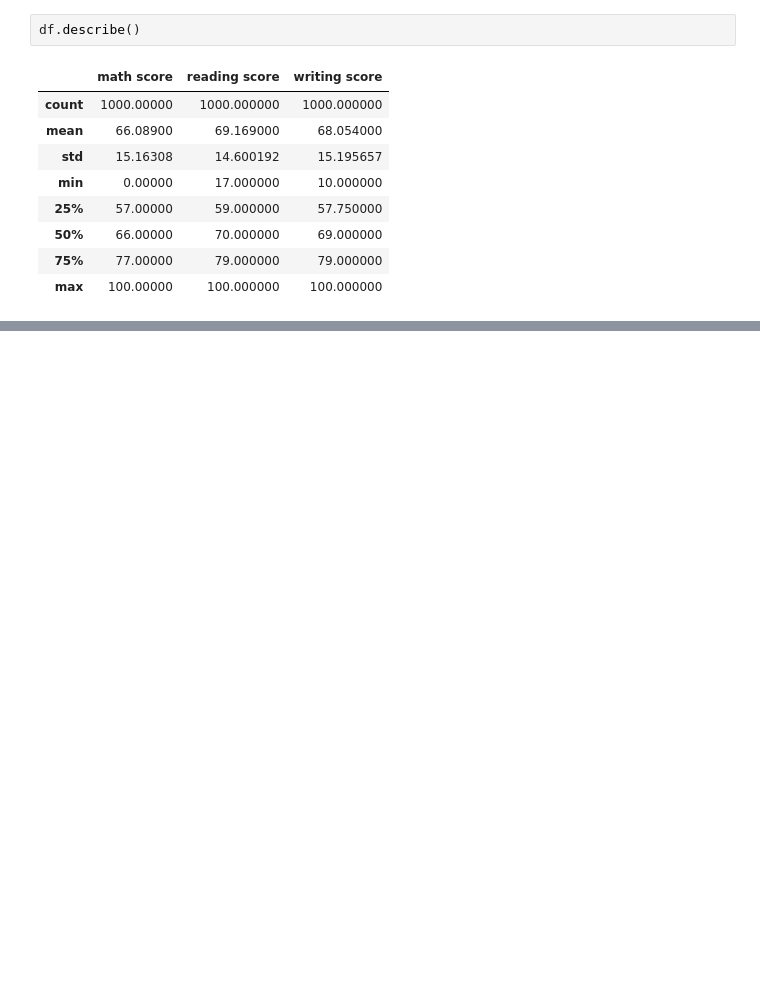
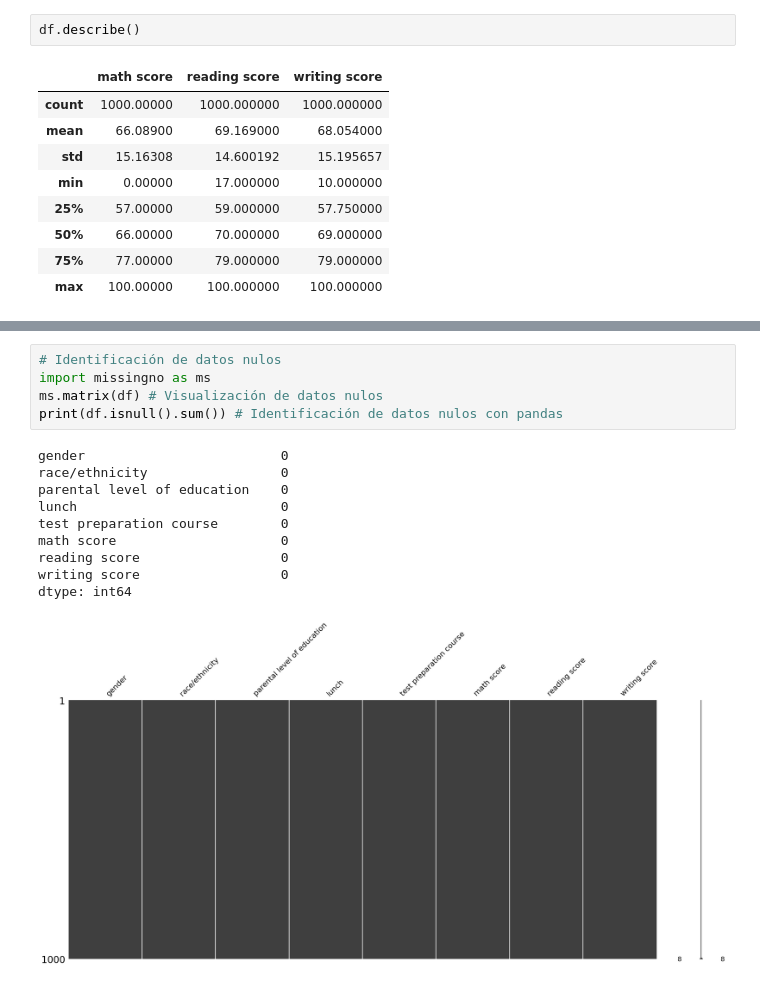
Before and after one commit to Brayan8Ch/-proyectodg, a Jupyter notebook: challenge_dg_v1.ipynb, the cells around one changed output, grey strips where cells are left out. Drawn from its saved outputs; the diff is of its cells as text; blank space fills up the shorter version.

```diff
--- a/challenge_dg_v1.ipynb
+++ b/challenge_dg_v1.ipynb
@@ -879,0 +130,16 @@ plt.violinplot([group1, group2])  # Densidad + comparación
+# %%
+# Identificación de datos nulos
+import missingno as ms
+ms.matrix(df) # Visualización de datos nulos
+print(df.isnull().sum()) # Identificación de datos nulos con pandas
+# %% [output]
+gender                         0
+race/ethnicity                 0
+parental level of education    0
+lunch                          0
+test preparation course        0
+math score                     0
+reading score                  0
+writing score                  0
+dtype: int64
+[figure, added]
```
Also changed, not shown: parts of 11 cells of this notebook.
